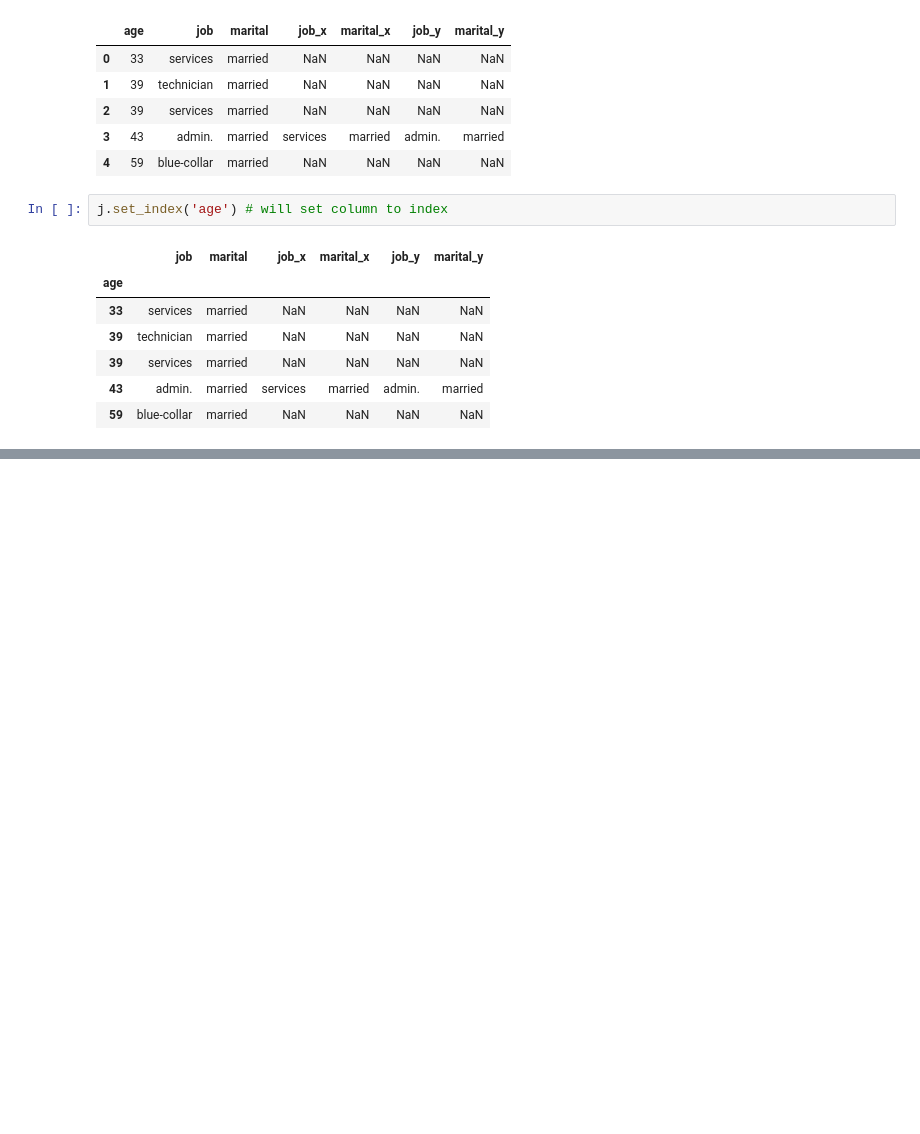
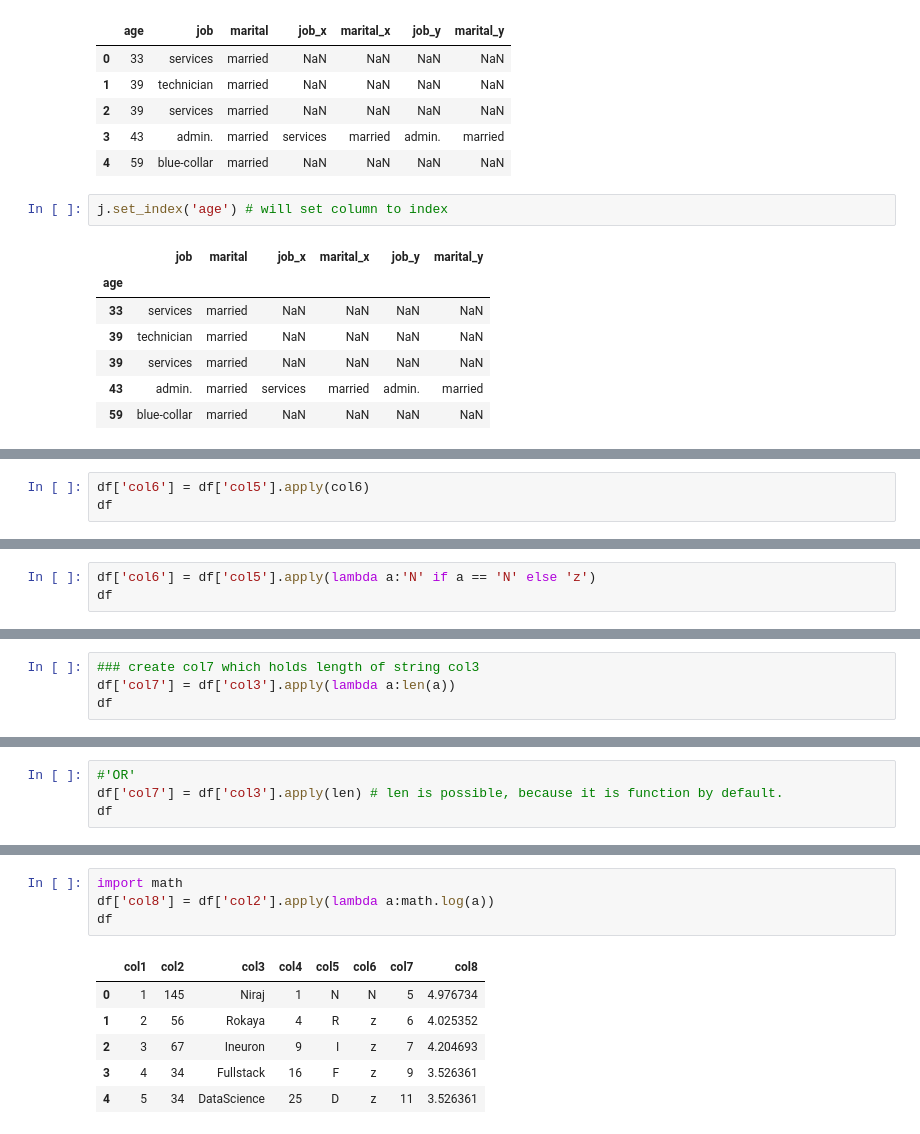
Before and after one commit to RokayaNeeraj/FullStackDataScience, a Jupyter notebook: Python/Da12-Pandas/Pandas(only structured datas).ipynb, the cells around one changed output, grey strips where cells are left out. Cells and saved outputs as stored; diff of their text form; blank space fills up the shorter version.

```diff
--- a/Python/Da12-Pandas/Pandas(only structured datas).ipynb
+++ b/Python/Da12-Pandas/Pandas(only structured datas).ipynb
@@ -1600,0 +1650,3 @@ j.set_index('age') # will set column to index
+# %%
+df['col6'] = df['col5'].apply(col6)
+df
@@ -1600,0 +1662,3 @@ j.set_index('age') # will set column to index
+# %%
+df['col6'] = df['col5'].apply(lambda a:'N' if a == 'N' else 'z')
+df
@@ -1600,0 +1672,4 @@ j.set_index('age') # will set column to index
+# %%
+### create col7 which holds length of string col3
+df['col7'] = df['col3'].apply(lambda a:len(a))
+df
@@ -1600,0 +1683,4 @@ j.set_index('age') # will set column to index
+# %%
+#'OR'
+df['col7'] = df['col3'].apply(len) # len is possible, because it is function by default.
+df
@@ -1600,0 +1694,11 @@ j.set_index('age') # will set column to index
+# %%
+import math
+df['col8'] = df['col2'].apply(lambda a:math.log(a))
+df
+# %% [output]
+|  | col1 | col2 | col3 | col4 | col5 | col6 | col7 | col8 |
+| 0 | 1 | 145 | Niraj | 1 | N | N | 5 | 4.976734 |
+| 1 | 2 | 56 | Rokaya | 4 | R | z | 6 | 4.025352 |
+| 2 | 3 | 67 | Ineuron | 9 | I | z | 7 | 4.204693 |
+| 3 | 4 | 34 | Fullstack | 16 | F | z | 9 | 3.526361 |
+| 4 | 5 | 34 | DataScience | 25 | D | z | 11 | 3.526361 |
```
Also changed, not shown: parts of 13 cells of this notebook, 1 other file.
